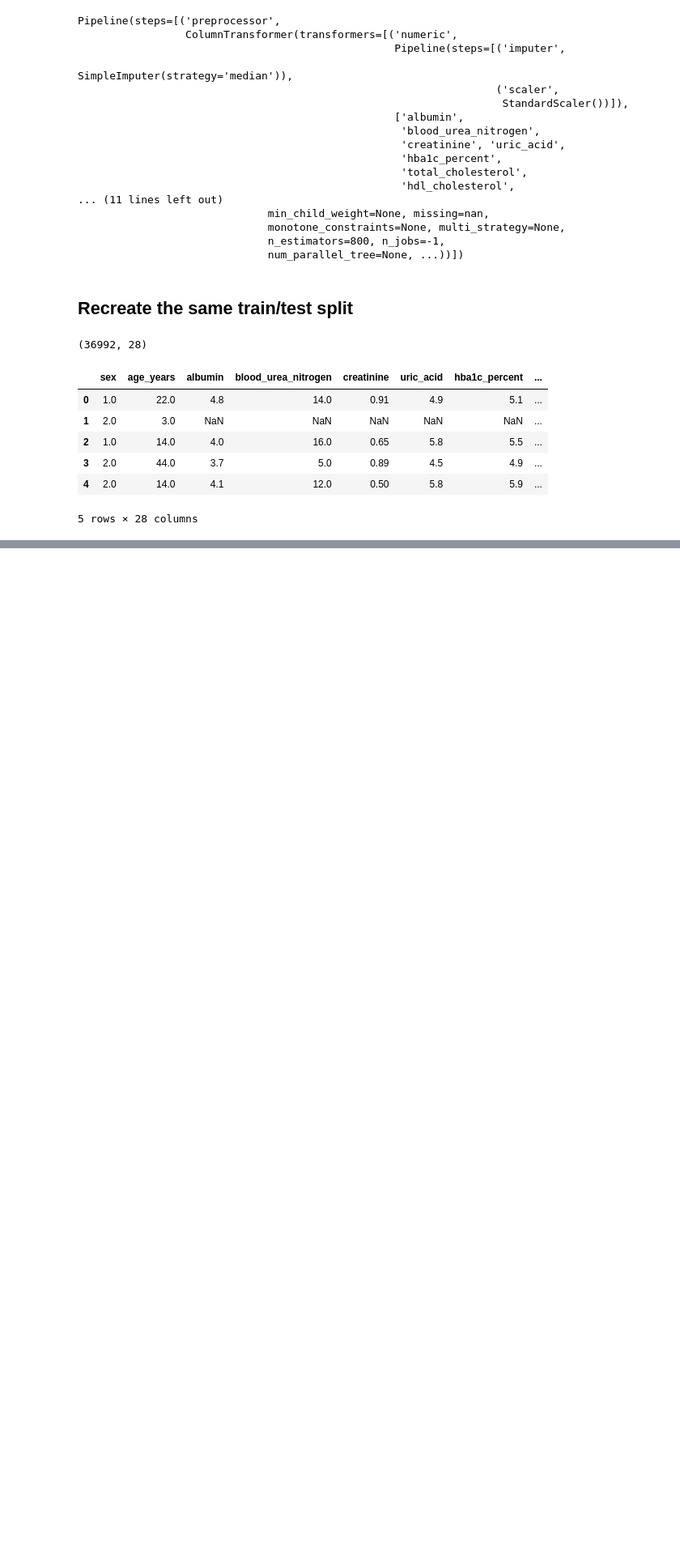
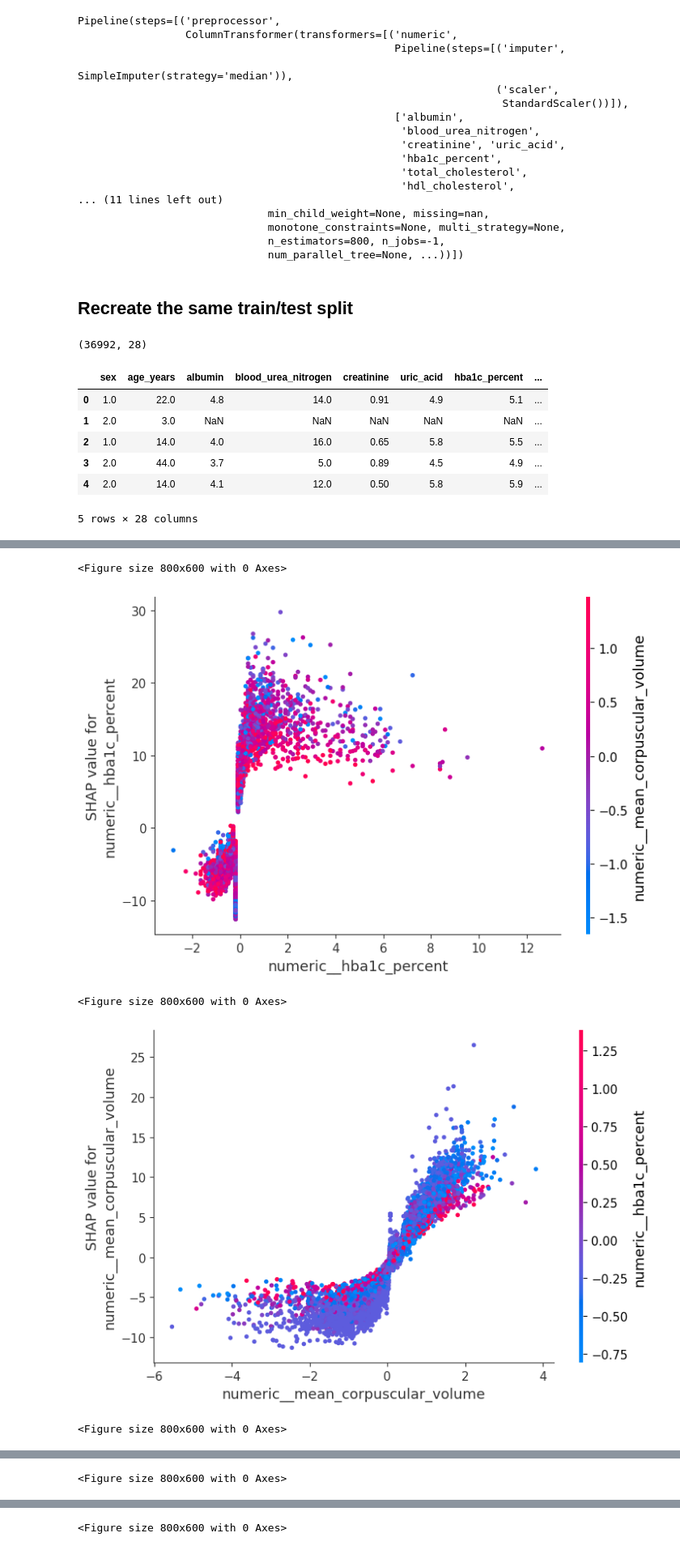
Before and after one commit to AnujCh07ML/BAP_upgrade, a Jupyter notebook: notebooks/shap_analysis.ipynb, the cells around one changed output, grey strips where cells are left out. Shown at 81% size. Cells and saved outputs as stored; diff of their text form; code cells hidden in the pictures; blank space fills up the shorter version.

```diff
--- a/notebooks/shap_analysis.ipynb
+++ b/notebooks/shap_analysis.ipynb
@@ -64,0 +246,38 @@ y = df[TARGET]
+# %%
+top_features = [
+    "numeric__hba1c_percent",
+    "numeric__mean_corpuscular_volume",
+    "numeric__total_cholesterol",
+    "numeric__blood_urea_nitrogen",
+    "numeric__phosphorus",
+]
+# %%
+import matplotlib.pyplot as plt
+
+for feature in top_features:
+
+    plt.figure(figsize=(8, 6))
+
+    shap.dependence_plot(
+        feature,
+        shap_values,
+        X_test_transformed,
+        interaction_index="auto",
+        show=False,
+    )
+
+    plt.tight_layout()
+
+    plt.savefig(
+        f"../outputs/plots/{feature}_dependence.png",
+        dpi=300,
+        bbox_inches="tight",
+    )
+
+    plt.show()
+# %% [output]
+<Figure size 800x600 with 0 Axes>
+[figure, added]
+<Figure size 800x600 with 0 Axes>
+[figure, added]
+<Figure size 800x600 with 0 Axes>
@@ -64,0 +285 @@ y = df[TARGET]
+<Figure size 800x600 with 0 Axes>
@@ -64,0 +287 @@ y = df[TARGET]
+<Figure size 800x600 with 0 Axes>
```
Also changed, not shown: parts of 29 cells of this notebook, 8 other files.
